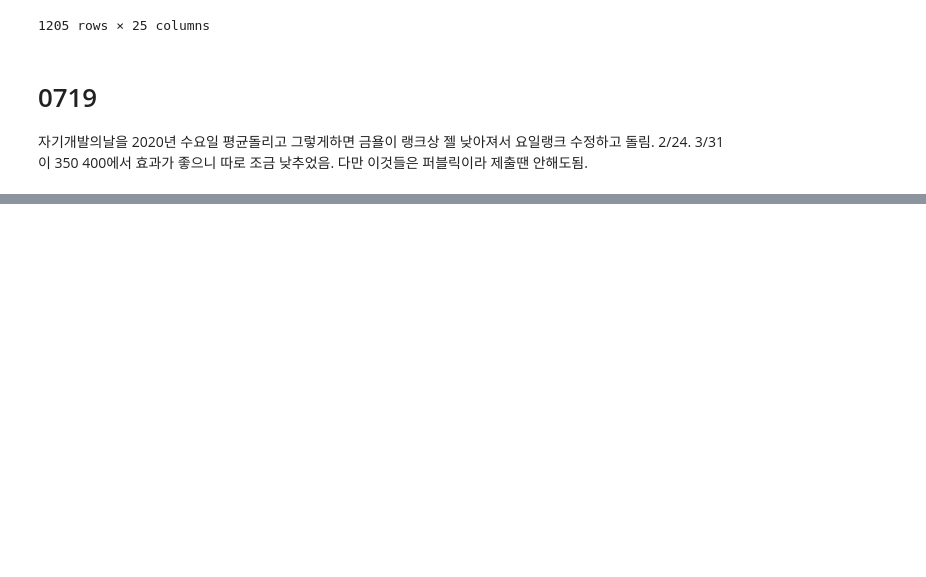
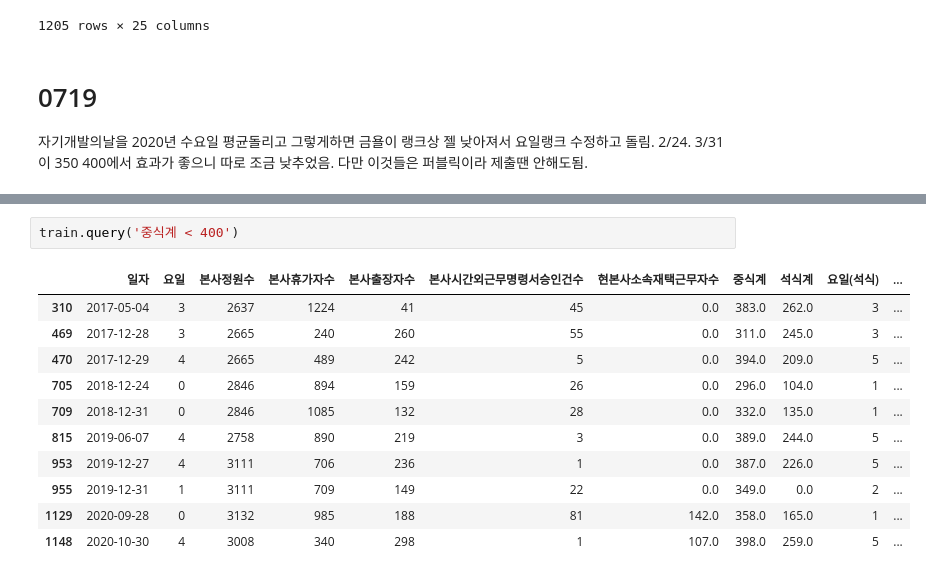
Before and after one commit to JBNU-JBIG/DACON-The_number_of_diners_in_the_cafeteria_Prediction, a Jupyter notebook: 0719 요일만 랭크변경.ipynb, the cells around one changed output, grey strips where cells are left out. Cells and saved outputs as stored; diff of their text form; blank space fills up the shorter version.

```diff
--- a/0719 요일만 랭크변경.ipynb
+++ b/0719 요일만 랭크변경.ipynb
@@ -456,0 +504,14 @@ train
+# %%
+train.query('중식계 < 400')
+# %% [output]
+|  | 일자 | 요일 | 본사정원수 | 본사휴가자수 | 본사출장자수 | 본사시간외근무명령서승인건수 | 현본사소속재택근무자수 | 중식계 | 석식계 | 요일(석식) | ... |
+| 310 | 2017-05-04 | 3 | 2637 | 1224 | 41 | 45 | 0.0 | 383.0 | 262.0 | 3 | ... |
+| 469 | 2017-12-28 | 3 | 2665 | 240 | 260 | 55 | 0.0 | 311.0 | 245.0 | 3 | ... |
+| 470 | 2017-12-29 | 4 | 2665 | 489 | 242 | 5 | 0.0 | 394.0 | 209.0 | 5 | ... |
+| 705 | 2018-12-24 | 0 | 2846 | 894 | 159 | 26 | 0.0 | 296.0 | 104.0 | 1 | ... |
+| 709 | 2018-12-31 | 0 | 2846 | 1085 | 132 | 28 | 0.0 | 332.0 | 135.0 | 1 | ... |
+| 815 | 2019-06-07 | 4 | 2758 | 890 | 219 | 3 | 0.0 | 389.0 | 244.0 | 5 | ... |
+| 953 | 2019-12-27 | 4 | 3111 | 706 | 236 | 1 | 0.0 | 387.0 | 226.0 | 5 | ... |
+| 955 | 2019-12-31 | 1 | 3111 | 709 | 149 | 22 | 0.0 | 349.0 | 0.0 | 2 | ... |
+| 1129 | 2020-09-28 | 0 | 3132 | 985 | 188 | 81 | 142.0 | 358.0 | 165.0 | 1 | ... |
+| 1148 | 2020-10-30 | 4 | 3008 | 340 | 298 | 1 | 107.0 | 398.0 | 259.0 | 5 | ... |
```
Also changed, not shown: parts of 4 cells of this notebook, 28 other files.
